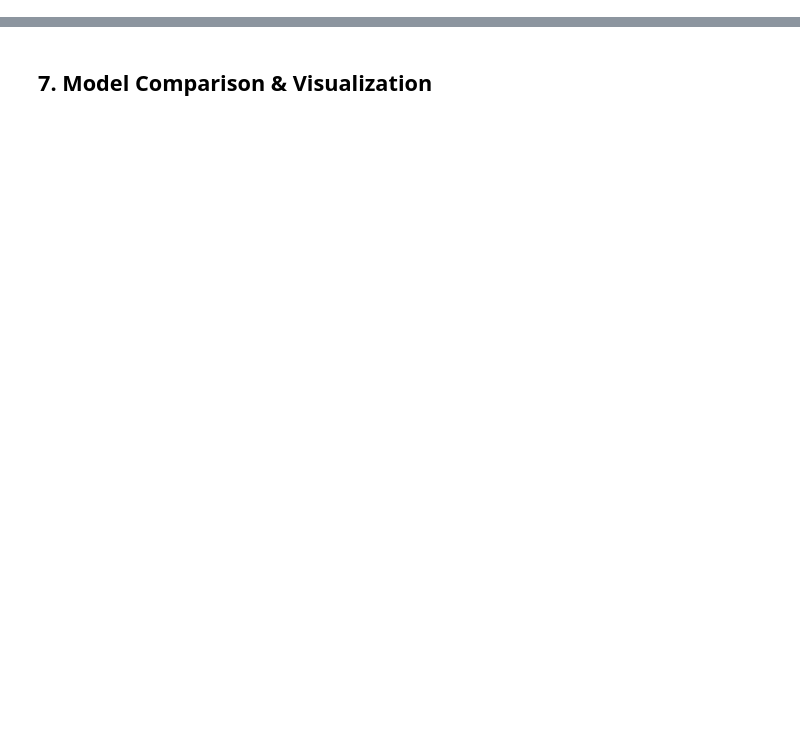
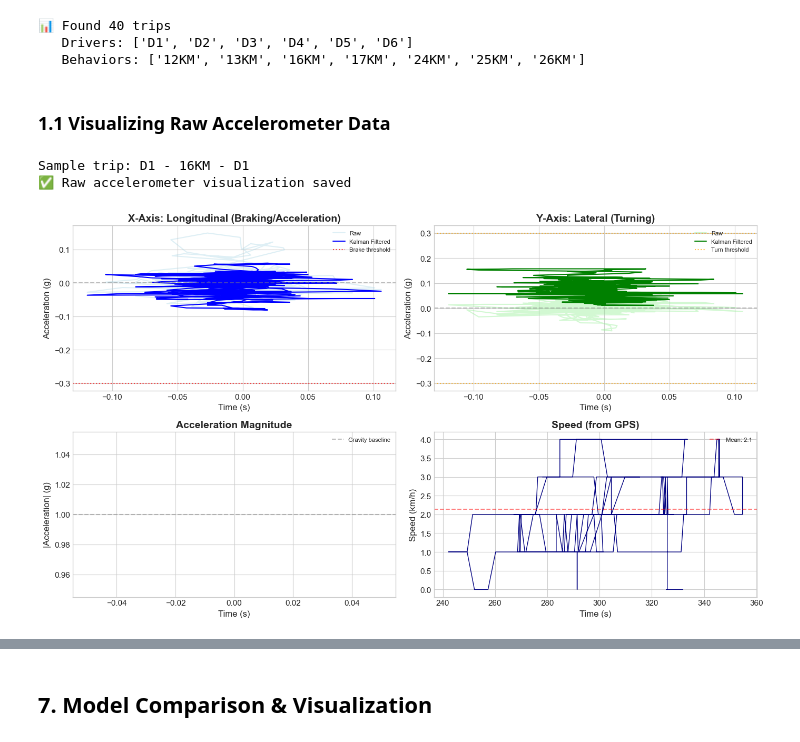
Before and after one commit to rezamirzaei/ABAX, a Jupyter notebook: notebooks/02_classification.ipynb, the cells around one changed output, grey strips where cells are left out. Drawn from its saved outputs; the diff is of its cells as text; code cells hidden in the pictures; blank space fills up the shorter version.

```diff
--- a/notebooks/02_classification.ipynb
+++ b/notebooks/02_classification.ipynb
@@ -106,14 +0,0 @@ We explore the raw sensor files to understand how driving events are captured.
-# %%
-data_dir = project_root / 'data' / 'UAH-DRIVESET-v1'
-
-# Get all trips
-trips = get_all_trips(data_dir)
-print(f"📊 Found {len(trips)} trips")
-print(f"   Drivers: {sorted(set(t['driver'] for t in trips))}")
-print(f"   Behaviors: {sorted(set(t['behavior'] for t in trips))}")
-
-# Count by behavior
-behavior_counts = {}
-for t in trips:
-    behavior_counts[t['behavior']] = behavior_counts.get(t['behavior'], 0) + 1
-print(f"   Distribution: {behavior_counts}")
@@ -504,0 +113,27 @@ print_success("CNN learning curves saved")
+# %%
+# Load trip metadata
+trips = get_all_trips(DATA_DIR)
+print(f"📊 Found {len(trips)} trips")
+print(f"   Drivers: {sorted(set(t.driver for t in trips))}")
+print(f"   Behaviors: {sorted(set(t.behavior for t in trips))}")
+# %% [output]
+📊 Found 40 trips
+   Drivers: ['D1', 'D2', 'D3', 'D4', 'D5', 'D6']
+   Behaviors: ['12KM', '13KM', '16KM', '17KM', '24KM', '25KM', '26KM']
+# %% [markdown]
+### 1.1 Visualizing Raw Accelerometer Data
+# %%
+# Load and visualize sample AGGRESSIVE trip
+sample_trip = next((t for t in trips if t.behavior.upper() == 'AGGRESSIVE'), trips[0])
+print(f"Sample trip: {sample_trip.driver} - {sample_trip.behavior} - {sample_trip.road_type}")
+
+acc = load_raw_accelerometer(sample_trip.path)
+gps = load_raw_gps(sample_trip.path)
+
+if acc is not None:
+    plot_raw_accelerometer(acc, gps, save_path=FIGURES_DIR / 'raw_accelerometer_data.png')
+    print_success("Raw accelerometer visualization saved")
+# %% [output]
+Sample trip: D1 - 16KM - D1
+✅ Raw accelerometer visualization saved
+[figure, added]
```
Also changed, not shown: parts of 82 cells of this notebook, 10 other files.
